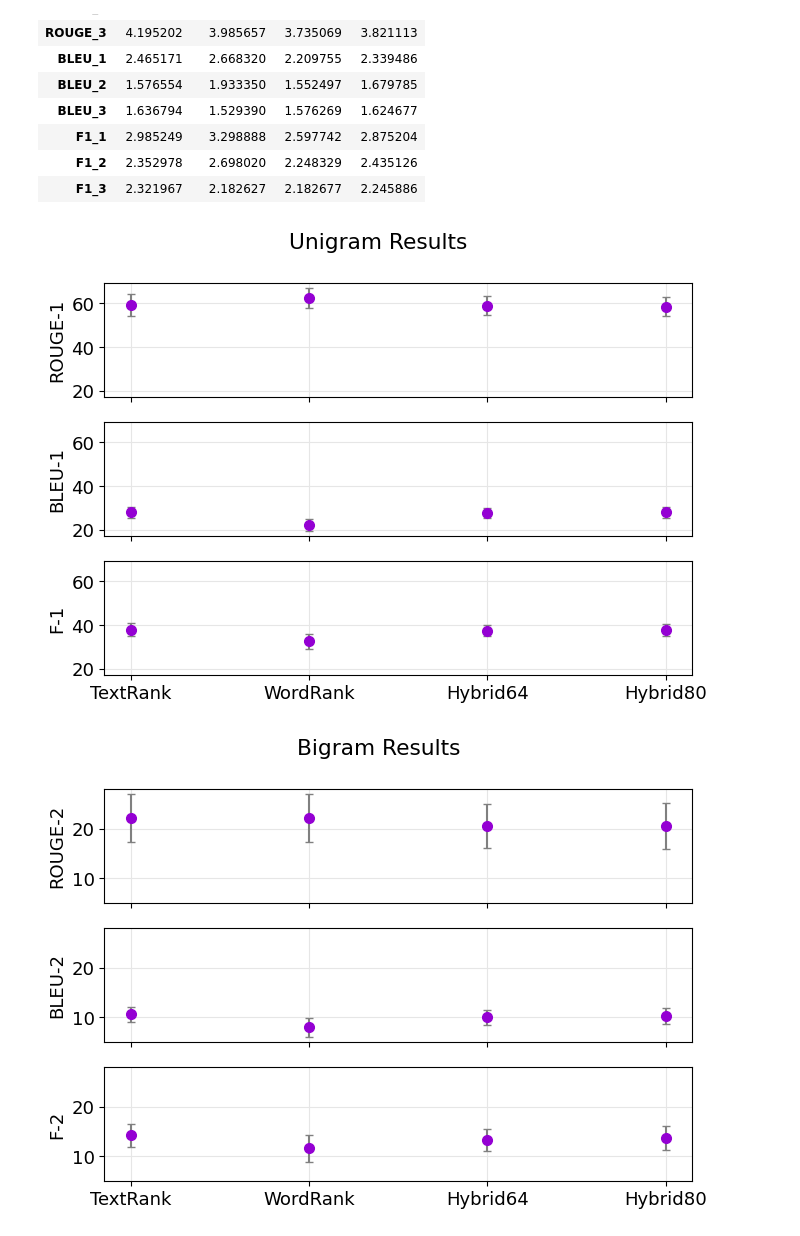
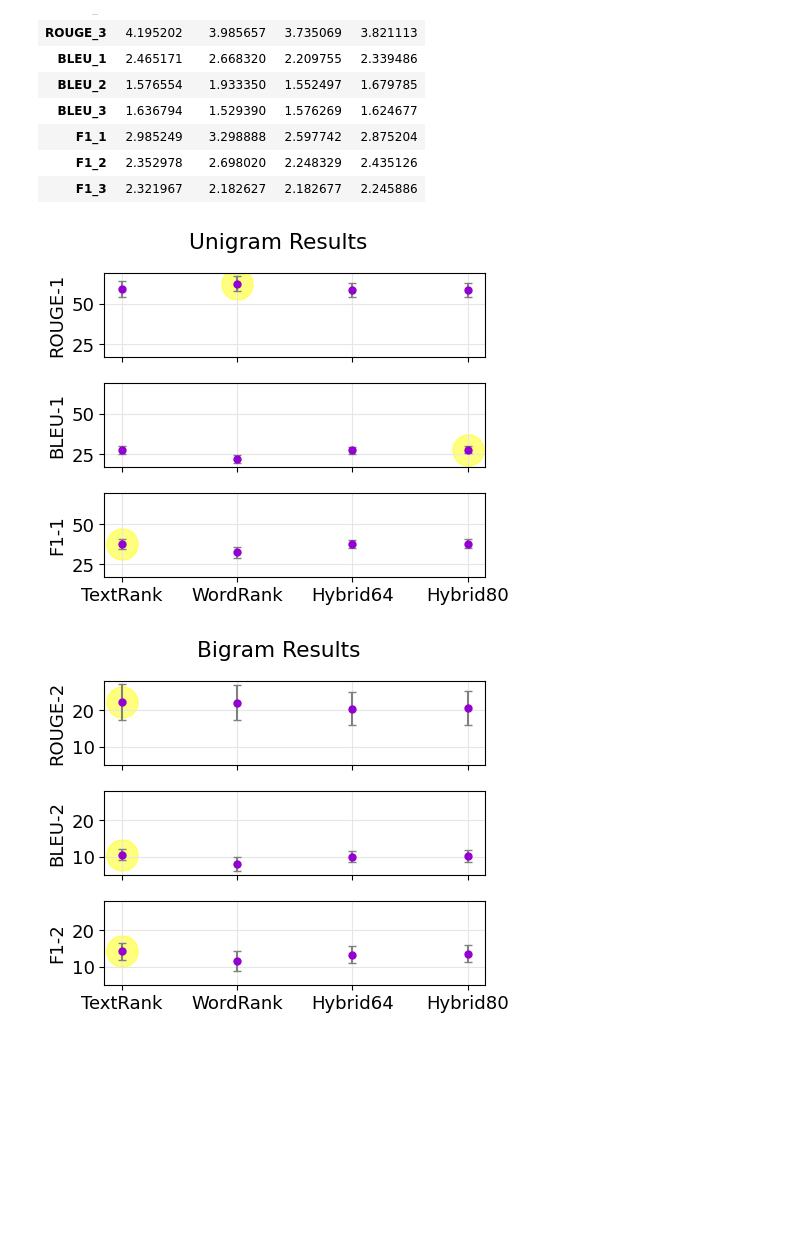
Before and after one commit to Ada-Lev/Extractive_Summarisation, a Jupyter notebook: code/results_analysis.ipynb, the cells around one changed output. Cells and saved outputs as stored; diff of their text form; code cells hidden in the pictures; blank space fills up the shorter version.

```diff
--- a/code/results_analysis.ipynb
+++ b/code/results_analysis.ipynb
@@ -53,45 +54,53 @@ sds
 | F1_2 | 2.352978 | 2.698020 | 2.248329 | 2.435126 |
 | F1_3 | 2.321967 | 2.182627 | 2.182677 | 2.245886 |
 # %%
-fig, axs = plt.subplots(3, sharex = True, figsize = (7, 5), sharey = True)
+fig, axs = plt.subplots(3, sharex = True, figsize = (5, 4), sharey = True)
 
 axs[0].errorbar(means.columns, means.iloc[0, :], sds.iloc[0, :],
-                linestyle = 'None', marker = 'o', ecolor = 'grey', capsize = 3, ms = 7, color = 'darkviolet');
+                linestyle = 'None', marker = 'o', ecolor = 'grey', capsize = 3, ms = 5, color = 'darkviolet');
 axs[0].set(ylabel = 'ROUGE-1')
+axs[0].scatter('WordRank', means.iloc[0, 1], s = 500, alpha = 0.5, color = 'yellow')
 
 axs[1].errorbar(means.columns, means.iloc[3, :], sds.iloc[3, :],
-                linestyle = 'None', marker = 'o', ecolor = 'grey', capsize = 3, ms = 7, color = 'darkviolet');
+                linestyle = 'None', marker = 'o', ecolor = 'grey', capsize = 3, ms = 5, color = 'darkviolet');
 axs[1].set(ylabel = 'BLEU-1')
+axs[1].scatter('Hybrid80', means.iloc[3, 3], s = 500, alpha = 0.5, color = 'yellow')
 
 axs[2].errorbar(means.columns, means.iloc[6, :], sds.iloc[6, :],
-                linestyle = 'None', marker = 'o', ecolor = 'grey', capsize = 3, ms = 7, color = 'darkviolet');
-axs[2].set(ylabel = 'F-1')
+                linestyle = 'None', marker = 'o', ecolor = 'grey', capsize = 3, ms = 5, color = 'darkviolet');
+axs[2].set(ylabel = 'F1-1')
+axs[2].scatter('TextRank', means.iloc[6, 0], s = 500, alpha = 0.5, color = 'yellow')
+
 
 for ax in axs:
     ax.grid(axis = 'x', color = '0.9')
     ax.grid(axis = 'y', color = '0.9')
 
 fig.suptitle('Unigram Results')
 fig.tight_layout()
 fig.subplots_adjust(top = 0.88)
-
+plt.savefig("unigrams.pdf")
 plt.show()
 # %% [output]
-[figure, old version]
+[figure, new version]
 # %%
-fig, axs = plt.subplots(3, sharex = True, figsize = (7, 5), sharey = True)
+fig, axs = plt.subplots(3, sharex = True, figsize = (5, 4), sharey = True)
 
 axs[0].errorbar(means.columns, means.iloc[1, :], sds.iloc[1, :],
-                linestyle = 'None', marker = 'o', ecolor = 'grey', capsize = 3, ms = 7, color = 'darkviolet');
+                linestyle = 'None', marker = 'o', ecolor = 'grey', capsize = 3, ms = 5, color = 'darkviolet');
 axs[0].set(ylabel = 'ROUGE-2')
+axs[0].scatter('TextRank', means.iloc[1, 0], s = 500, alpha = 0.5, color = 'yellow')
 
 axs[1].errorbar(means.columns, means.iloc[4, :], sds.iloc[4, :],
-                linestyle = 'None', marker = 'o', ecolor = 'grey', capsize = 3, ms = 7, color = 'darkviolet');
+                linestyle = 'None', marker = 'o', ecolor = 'grey', capsize = 3, ms = 5, color = 'darkviolet');
 axs[1].set(ylabel = 'BLEU-2')
+axs[1].scatter('TextRank', means.iloc[4, 0], s = 500, alpha = 0.5, color = 'yellow')
 
 axs[2].errorbar(means.columns, means.iloc[7, :], sds.iloc[7, :],
-                linestyle = 'None', marker = 'o', ecolor = 'grey', capsize = 3, ms = 7, color = 'darkviolet');
-axs[2].set(ylabel = 'F-2')
+                linestyle = 'None', marker = 'o', ecolor = 'grey', capsize = 3, ms = 5, color = 'darkviolet');
+axs[2].set(ylabel = 'F1-2')
+axs[2].scatter('TextRank', means.iloc[7, 0], s = 500, alpha = 0.5, color = 'yellow')
+
 
 for ax in axs:
     ax.grid(axis = 'x', color = '0.9')
@@ -100,8 +109,8 @@ for ax in axs:
 fig.suptitle('Bigram Results')
 fig.tight_layout()
 fig.subplots_adjust(top = 0.88)
-
+plt.savefig("bigrams.pdf")
 plt.show()
 # %% [output]
-[figure, old version]
+[figure, new version]
 # %%
```
Also changed, not shown: parts of 2 cells of this notebook, 15 other files.
